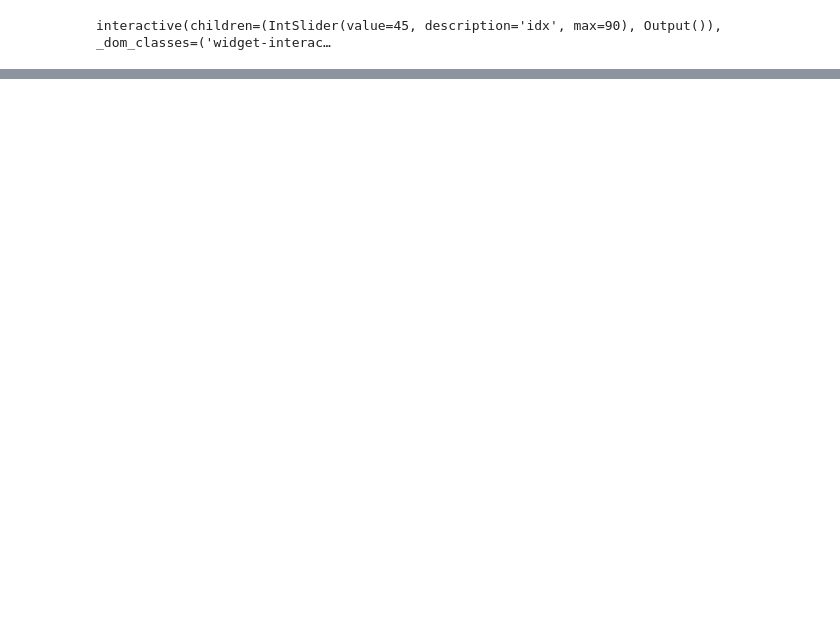
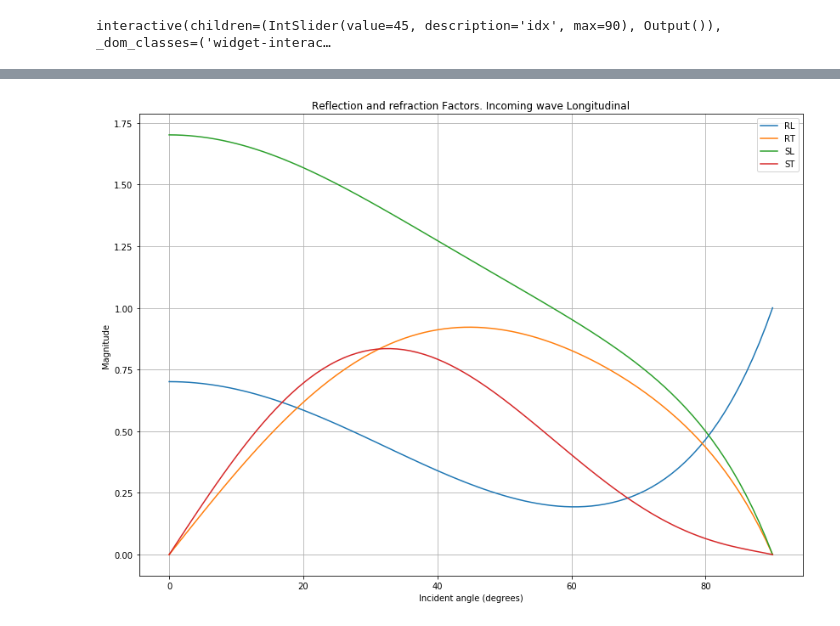
Before and after one commit to MagnsW/PhD_Ultrasonic_guided_waves_in_solid_media, a Jupyter notebook: Oblique_incidence.ipynb, the cells around one changed output, grey strips where cells are left out. Cells and saved outputs as stored; diff of their text form; code cells hidden in the pictures; blank space fills up the shorter version.

```diff
--- a/Oblique_incidence.ipynb
+++ b/Oblique_incidence.ipynb
@@ -20,6 +27,12 @@ c_2L = 5850.0 #Steel
 c_2T = 3230.0
 
 c_N = c_1L # Wave velocity of the incident wave. Can be either c_1L or c1_T
+
+rho_1 = 1.18 * 1000 # densities in kg/m^3
+rho_2 = 7.8 * 1000
+
+poisson_1 = 0.37
+poisson_2 = 0.30
 # %%
 if c_N == c_1L:
     in_mode = 'Longitudinal'
@@ -211,0 +226,9 @@ interactive(children=(IntSlider(value=45, description='idx', max=90), Output()),
+# %%
+k_1L = 1/c_1L
+k_1T = 1/c_1T
+k_2L = 1/c_2L
+k_2T = 1/c_2T
+mu_1 = c_1T * c_1T * rho_1
+mu_2 = c_2T * c_2T * rho_2
+lam_1 = (2*mu_1*poisson_1) / (1-2*poisson_1)
+lam_2 = (2*mu_2*poisson_2) / (1-2*poisson_2)
@@ -211,0 +280,14 @@ interactive(children=(IntSlider(value=45, description='idx', max=90), Output()),
+# %%
+plt.figure(figsize=(14, 10))
+plt.plot(np.rad2deg(angles), RL, label='RL')
+plt.plot(np.rad2deg(angles), RT, label='RT')
+plt.plot(np.rad2deg(angles), SL, label='SL')
+plt.plot(np.rad2deg(angles), ST, label='ST')
+plt.legend()
+plt.title('Reflection and refraction Factors. Incoming wave ' + in_mode)
+plt.xlabel('Incident angle (degrees)')
+plt.ylabel('Magnitude')
+plt.grid()
+plt.show()
+# %% [output]
+[figure, added]
```
Also changed, not shown: parts of 13 cells of this notebook.
